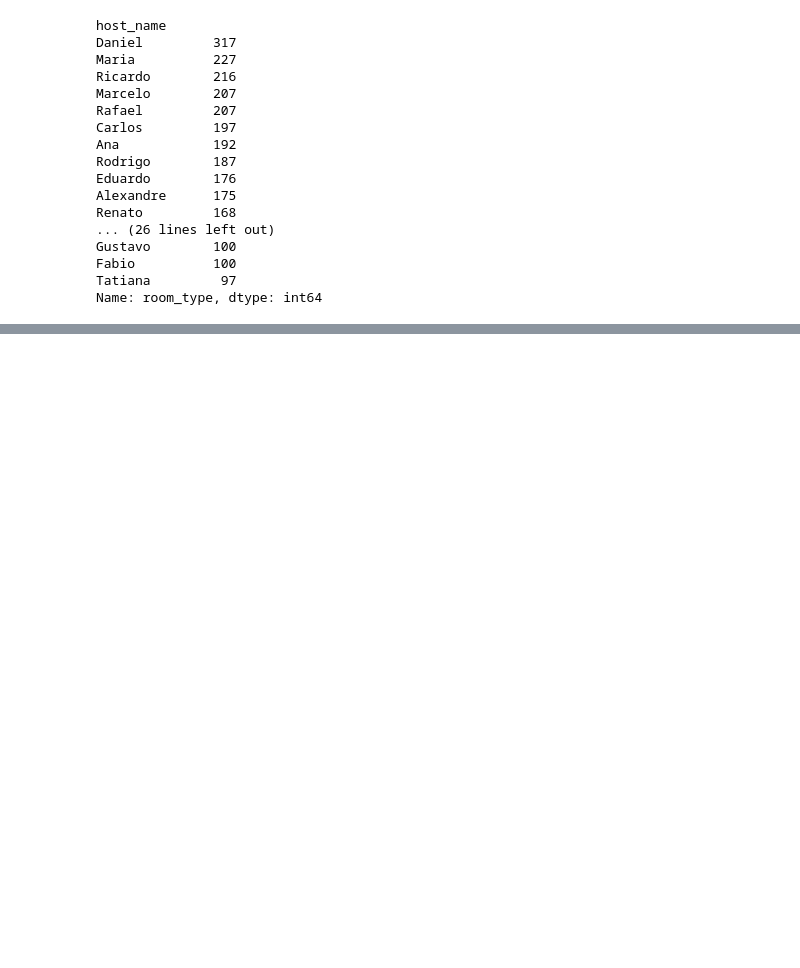
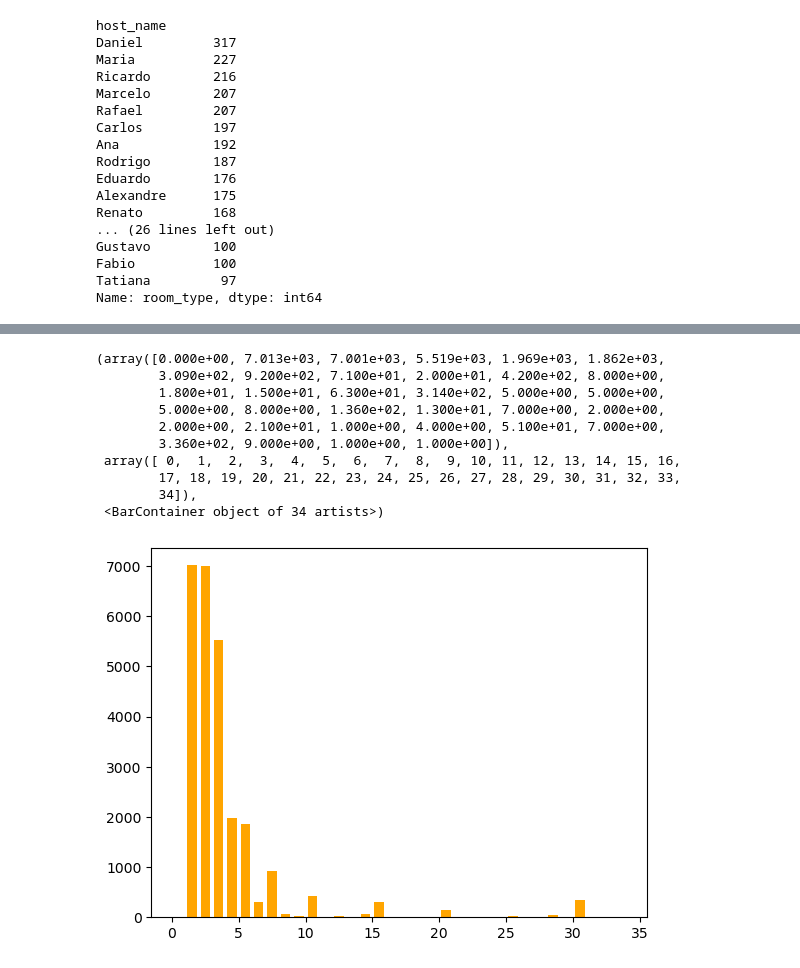
Before and after one commit to paulojr86/AnaliseDeDados-AirBnB-RJ, a Jupyter notebook: AnaliseDeDados-AirBnB-RJ.ipynb, the cells around one changed output, grey strips where cells are left out. Drawn from its saved outputs; the diff is of its cells as text; code cells hidden in the pictures; blank space fills up the shorter version.

```diff
--- a/AnaliseDeDados-AirBnB-RJ.ipynb
+++ b/AnaliseDeDados-AirBnB-RJ.ipynb
@@ -236,0 +246,19 @@ pd.crosstab(df2.host_name.sort_values(ascending=False),df2.room_type.sort_values
+# %%
+# Este gráfico demonstra no eixo vertical, a quantidade anúncios e no eixo horizontal,
+# número mínimo de noites de estadia aceitas no anúncio
+# Há anúncios que só aceitam hospedagem com, no mínimo, 30 dias de estadia.
+# Em algumas cidades, isto pode não ser mais interpretado como estadia de curta temporada.
+
+plt.hist(df2['minimum_nights'], bins=range(0,35,1), rwidth=0.7,color='orange')
+# %% [output]
+(array([0.000e+00, 7.013e+03, 7.001e+03, 5.519e+03, 1.969e+03, 1.862e+03,
+        3.090e+02, 9.200e+02, 7.100e+01, 2.000e+01, 4.200e+02, 8.000e+00,
+        1.800e+01, 1.500e+01, 6.300e+01, 3.140e+02, 5.000e+00, 5.000e+00,
+        5.000e+00, 8.000e+00, 1.360e+02, 1.300e+01, 7.000e+00, 2.000e+00,
+        2.000e+00, 2.100e+01, 1.000e+00, 4.000e+00, 5.100e+01, 7.000e+00,
+        3.360e+02, 9.000e+00, 1.000e+00, 1.000e+00]),
+ array([ 0,  1,  2,  3,  4,  5,  6,  7,  8,  9, 10, 11, 12, 13, 14, 15, 16,
+        17, 18, 19, 20, 21, 22, 23, 24, 25, 26, 27, 28, 29, 30, 31, 32, 33,
+        34]),
+ <BarContainer object of 34 artists>)
+[figure, added]
```
Also changed, not shown: parts of 14 cells of this notebook.
